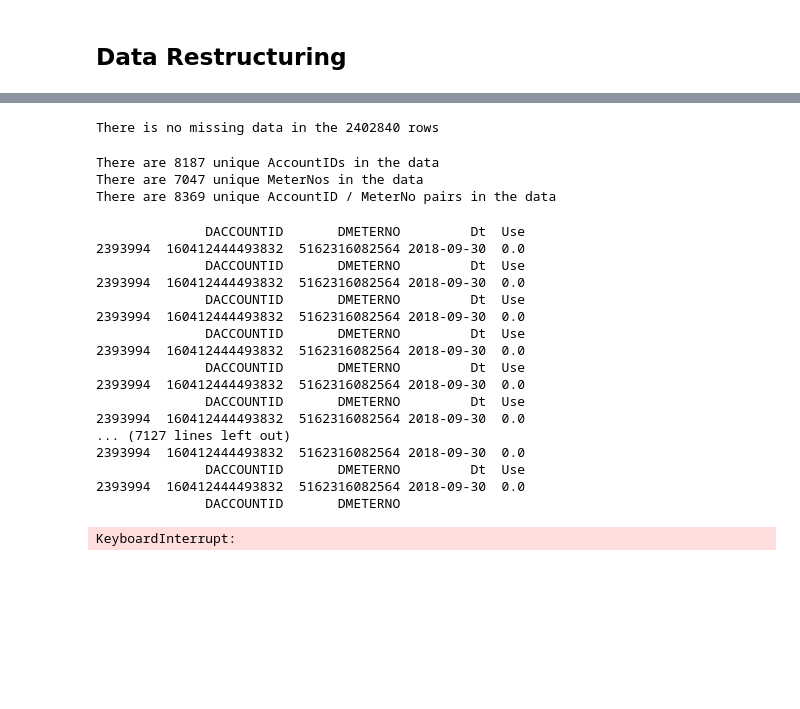
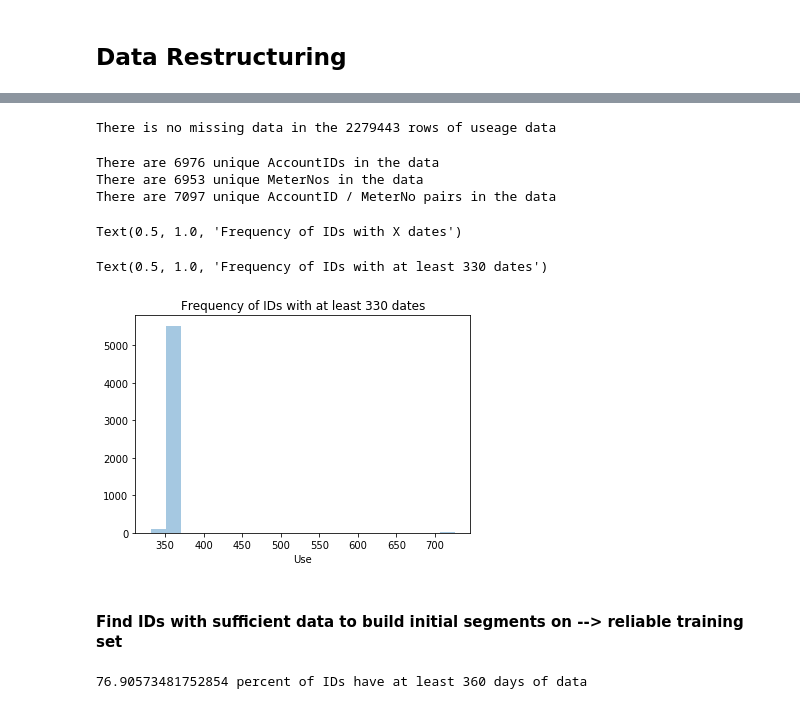
Before and after one commit to yz669/Capstone_2018Fall, a Jupyter notebook: Daily Data.ipynb, the cells around one changed output, grey strips where cells are left out. Saved outputs shown, nothing was run; the diff lists cells and outputs as text; code cells hidden in the pictures; blank space fills up the shorter version.

Commit message:
filtering for sufficient data

```diff
--- a/Daily Data.ipynb
+++ b/Daily Data.ipynb
@@ -123,4 +126,9 @@ tidy_hourly_agg = tidy_hourly.groupby(['DACCOUNTID','DMETERNO','Dt']).sum().rese
 # %%
 # join hourly & daily
 dfs = [tidy_hourly_agg, daily]
-use = pd.concat(dfs, keys=['DACCOUNTID', 'DMETERNO', 'Dt', 'Use'], sort=True).reset_index()
+use = pd.concat(dfs, keys=['ID','DACCOUNTID', 'DMETERNO', 'Dt', 'Use'], sort=True).reset_index(drop=True)
+#use.head()
+# %%
+# append rate code data
+use = use.merge(customer, how='inner', on=['ID','DACCOUNTID','DMETERNO'])
+#use.head()
@@ -127,6 +149,3 @@ use = pd.concat(dfs, keys=['DACCOUNTID', 'DMETERNO', 'Dt', 'Use'], sort=True).re
 # %%
 # sort by date & time
 use = use.sort_values(by=["Dt"])
-# %%
-# clean up extra indexes from merging
-use = use.drop(columns=['level_0','level_1'])
@@ -144,17 +154,17 @@ use.head()
 # %%
 # drop records with missing data
 if len(use) == len(use.dropna(subset=['Use'])):
-    print(f'There is no missing data in the {len(use)} rows')
+    print(f'There is no missing data in the {len(use)} rows of useage data')
 else:
     use = use.dropna(subset=['Use'])
 # %% [output]
-There is no missing data in the 2402840 rows
+There is no missing data in the 2279443 rows of useage data
 # %%
-ids = use.loc[:, use.columns.isin(['DACCOUNTID','DMETERNO'])].drop_duplicates()
 print(f"There are {len(use['DACCOUNTID'].drop_duplicates())} unique AccountIDs in the data")
 print(f"There are {len(use['DMETERNO'].drop_duplicates())} unique MeterNos in the data")
-print(f'There are {len(ids)} unique AccountID / MeterNo pairs in the data')
+ids = use['ID'].drop_duplicates()
+print(f"There are {len(ids)} unique AccountID / MeterNo pairs in the data")
 # %% [output]
-There are 8187 unique AccountIDs in the data
-There are 7047 unique MeterNos in the data
-There are 8369 unique AccountID / MeterNo pairs in the data
+There are 6976 unique AccountIDs in the data
+There are 6953 unique MeterNos in the data
+There are 7097 unique AccountID / MeterNo pairs in the data
@@ -166,32 +171,14 @@ recent_year = pd.date_range(start=recent-timedelta(days=365), end=recent)
-# %%
-# check each account pair for full recent year
-daily_use = pd.DataFrame(columns=[list(use)])
-for id in range(1,ids.size):
-    # subset use by id
-    use_id = use.loc[(use['DACCOUNTID'] == ids.values[i,0]) & (use['DMETERNO'] == ids.values[i,1])]
-
-    # check use_id['Dt'] contains recent_year
-    # if no, drop data?
-    # if yes, check for duplicates
-        # deal with duplicates
-        # append to new df?
-        #daily_use = pd.concat([daily_use, use_id], axis=1)
-# %% [output]
-              DACCOUNTID       DMETERNO         Dt  Use
-2393994  160412444493832  5162316082564 2018-09-30  0.0
-              DACCOUNTID       DMETERNO         Dt  Use
-2393994  160412444493832  5162316082564 2018-09-30  0.0
-              DACCOUNTID       DMETERNO         Dt  Use
-2393994  160412444493832  5162316082564 2018-09-30  0.0
-              DACCOUNTID       DMETERNO         Dt  Use
-2393994  160412444493832  5162316082564 2018-09-30  0.0
-              DACCOUNTID       DMETERNO         Dt  Use
-2393994  160412444493832  5162316082564 2018-09-30  0.0
-              DACCOUNTID       DMETERNO         Dt  Use
-2393994  160412444493832  5162316082564 2018-09-30  0.0
-... (7127 lines left out)
-2393994  160412444493832  5162316082564 2018-09-30  0.0
-              DACCOUNTID       DMETERNO         Dt  Use
-2393994  160412444493832  5162316082564 2018-09-30  0.0
-              DACCOUNTID       DMETERNO
-KeyboardInterrupt:
+# %%
+import seaborn as sns
+import matplotlib.pyplot as plt
+ids_to_plot = use.groupby('ID').count()
+sns.distplot(ids_to_plot['Use'], bins=20, kde=False, rug=False)
+plt.title('Frequency of IDs with X dates')
+# %% [output]
+Text(0.5, 1.0, 'Frequency of IDs with X dates')
+# %%
+sns.distplot(ids_to_plot[ids_to_plot['Use'] > 330]['Use'], bins=20, kde=False, rug=False)
+plt.title('Frequency of IDs with at least 330 dates')
+# %% [output]
+Text(0.5, 1.0, 'Frequency of IDs with at least 330 dates')
+[figure, added]
@@ -197,0 +188,8 @@ KeyboardInterrupt:
+# %% [markdown]
+#### Find IDs with sufficient data to build initial segments on --> reliable training set ####
+# %%
+# find IDs with at least 360 days of data
+sufficient_ids = ids_to_plot[ids_to_plot['Use'] >= 360].reset_index()['ID']
+print(f"{100*len(sufficient_ids)/len(use['ID'].unique())} percent of IDs have at least 360 days of data")
+# %% [output]
+76.90573481752854 percent of IDs have at least 360 days of data
```
Also changed, not shown: parts of 32 cells of this notebook.
